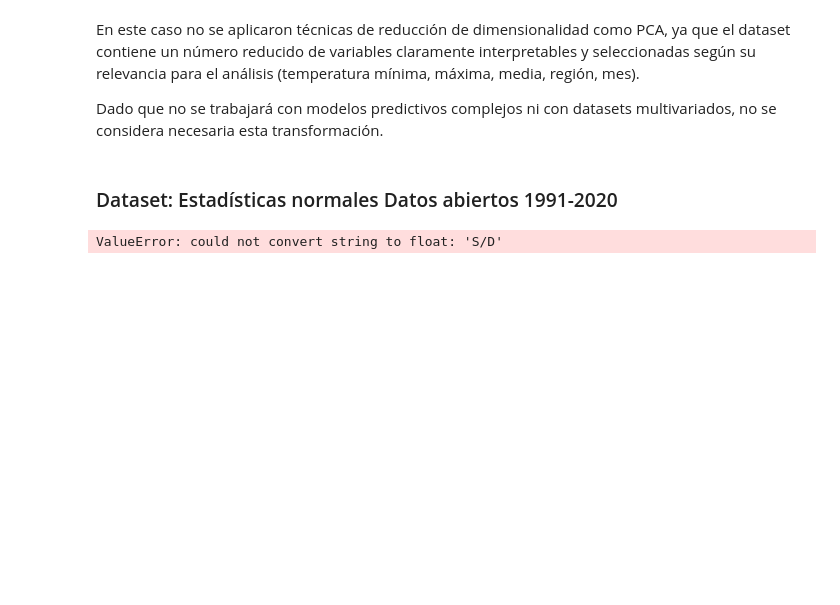
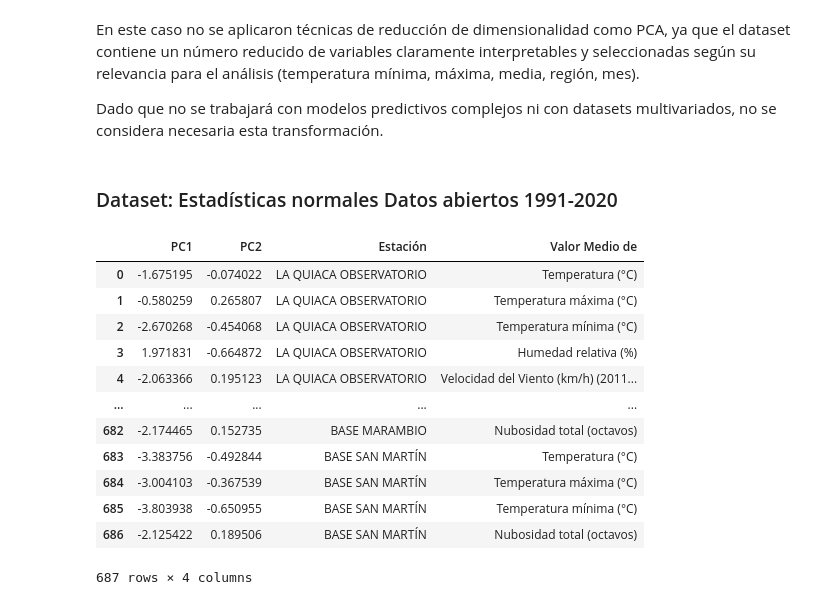
Before and after one commit to jFet1/CEIA-19Co2024, a Jupyter notebook: 2 Bimestre/AdD/Trabajo_final_juan.ipynb, the cells around one changed output. Saved outputs shown, nothing was run; the diff lists cells and outputs as text; code cells hidden in the pictures; blank space fills up the shorter version.

```diff
--- a/2 Bimestre/AdD/Trabajo_final_juan.ipynb
+++ b/2 Bimestre/AdD/Trabajo_final_juan.ipynb
@@ -786,6 +787,21 @@ Dado que no se trabajará con modelos predictivos complejos ni con datasets mult
 # %% [markdown]
 ### Dataset: Estadísticas normales Datos abiertos 1991-2020
 # %%
+# Copia y limpieza mínima
+df_30_2 = df_30_raw.copy()
+df_30_2 = df_30_2.drop(columns=["Unnamed: 14"], errors="ignore")
+
+# Convertir tipos
+df_30_2['Estación'] = df_30_2['Estación'].astype('category')
+df_30_2['Valor Medio de'] = df_30_2['Valor Medio de'].astype('category')
+
+# Lista de columnas que NO quieres convertir
+columnas_excluidas = ['Estación', 'Valor Medio de']
+
+# Iteramos sobre las columnas del DataFrame
+for col in df_30_2.columns:
+    if col not in columnas_excluidas:
+        df_30_2[col] = pd.to_numeric(df_30_2[col], errors='coerce')
 
 # 1. Selección de columnas numéricas relevantes
 cols_num = [
@@ -795,21 +811,35 @@ cols_num = [
 ]
 
 # 2. Filtrar las columnas y eliminar NaNs
-df_30_pca = df_30_raw[cols_num].dropna().copy()
+df_30_pca = df_30_2[cols_num].dropna().copy()
 
 # 3. Escalar los datos (media 0, desviación 1)
 scaler = StandardScaler()
 scaled_data = scaler.fit_transform(df_30_pca)
 
 # 4. Aplicar PCA
-pca = PCA(n_components=6)
+pca = PCA(n_components=2)
 components = pca.fit_transform(scaled_data)
 
 # 5. Resultado como DataFrame para graficar o analizar
-df_components = pd.DataFrame(components, columns=['PC1', 'PC2', 'PC3', 'PC4', 'PC5', 'PC6'])
+df_components = pd.DataFrame(components, columns=['PC1', 'PC2'])#, 'PC3', 'PC4', 'PC5', 'PC6'])
 
 # (Opcional) Información adicional: Driver, Team, etc.
 df_components['Estación'] = df_30_raw.loc[df_30_pca.index, 'Estación'].values
 df_components['Valor Medio de'] = df_30_raw.loc[df_30_pca.index, 'Valor Medio de'].values
-# %% [output]
-ValueError: could not convert string to float: 'S/D'
+# %%
+df_components
+# %% [output]
+|  | PC1 | PC2 | Estación | Valor Medio de |
+| 0 | -1.675195 | -0.074022 | LA QUIACA OBSERVATORIO | Temperatura (°C) |
+| 1 | -0.580259 | 0.265807 | LA QUIACA OBSERVATORIO | Temperatura máxima (°C) |
+| 2 | -2.670268 | -0.454068 | LA QUIACA OBSERVATORIO | Temperatura mínima (°C) |
+| 3 | 1.971831 | -0.664872 | LA QUIACA OBSERVATORIO | Humedad relativa (%) |
+| 4 | -2.063366 | 0.195123 | LA QUIACA OBSERVATORIO | Velocidad del Viento (km/h) (2011... |
+| ... | ... | ... | ... | ... |
+| 682 | -2.174465 | 0.152735 | BASE MARAMBIO | Nubosidad total (octavos) |
+| 683 | -3.383756 | -0.492844 | BASE SAN MARTÍN | Temperatura (°C) |
+| 684 | -3.004103 | -0.367539 | BASE SAN MARTÍN | Temperatura máxima (°C) |
+| 685 | -3.803938 | -0.650955 | BASE SAN MARTÍN | Temperatura mínima (°C) |
+| 686 | -2.125422 | 0.189506 | BASE SAN MARTÍN | Nubosidad total (octavos) |
+687 rows × 4 columns
```
Also changed, not shown: parts of 5 cells of this notebook.
